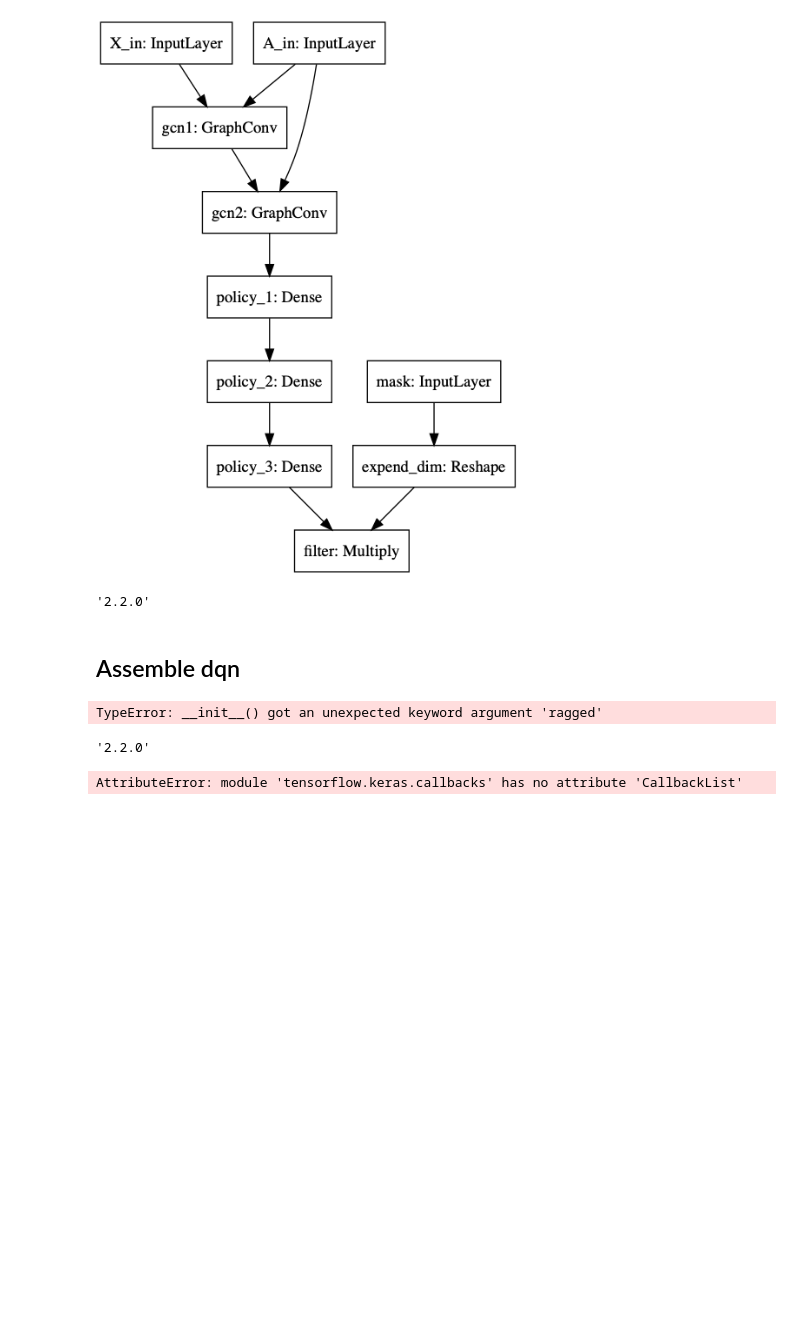
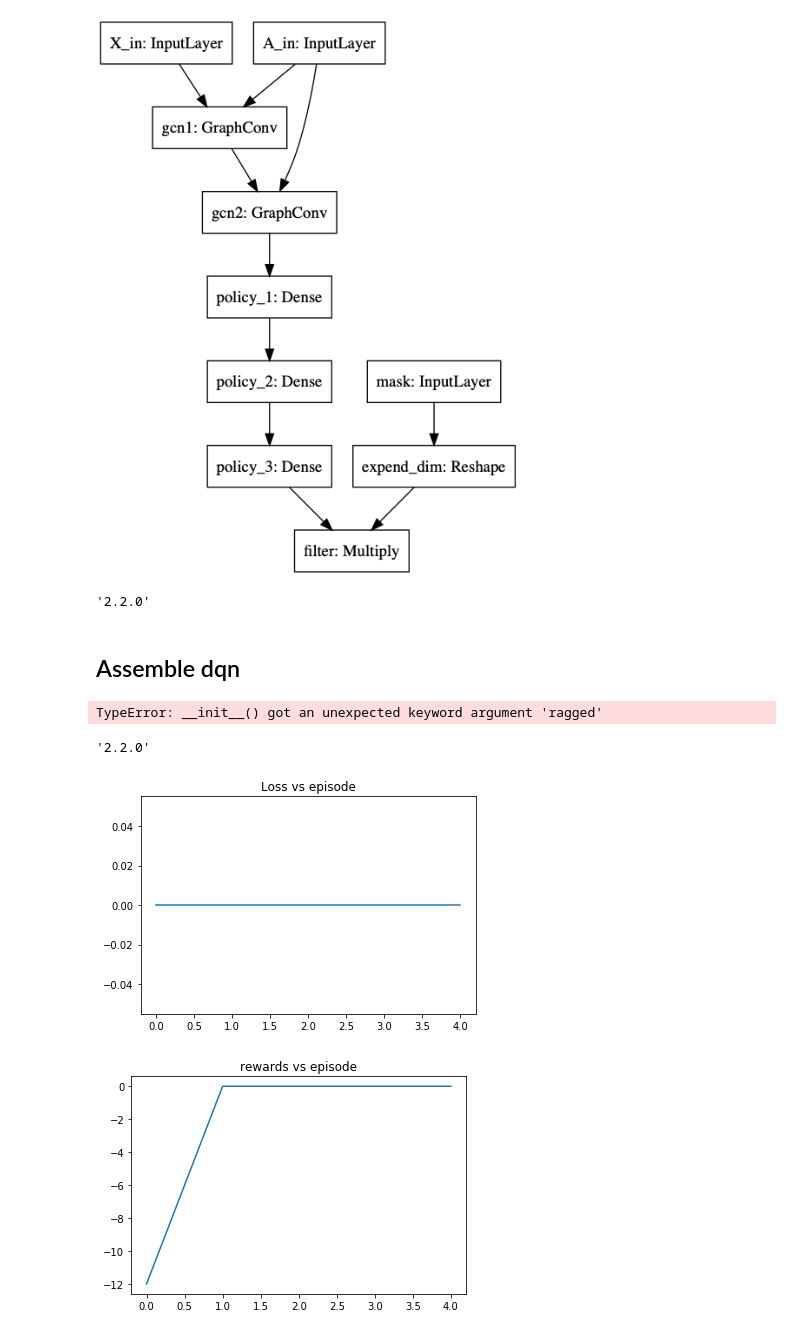
Before and after one commit to JiqianDong/GCQ_source, a Jupyter notebook: draft.ipynb, the cells around one changed output. Saved outputs shown, nothing was run; the diff lists cells and outputs as text; code cells hidden in the pictures; blank space fills up the shorter version.

Commit message:
add training curve

```diff
--- a/draft.ipynb
+++ b/draft.ipynb
@@ -413,7 +413,28 @@ import tensorflow as tf
 tf.__version__
 # %% [output]
 '2.2.0'
-# %%
-tf.keras.callbacks.CallbackList
-# %% [output]
-AttributeError: module 'tensorflow.keras.callbacks' has no attribute 'CallbackList'
+# %%
+import matplotlib.pyplot as plt
+import numpy as np
+import json
+
+file = './logs/training_hist.txt'
+with open(file,'rb') as f:
+    data = json.load(f)
+
+losses = data['loss']
+rewards = data['episode_reward']
+
+plt.figure()
+plt.plot(np.arange(len(losses)),losses)
+plt.title('Loss vs episode')
+plt.savefig('./figures/loss.png',dpi=300)
+
+
+plt.figure()
+plt.plot(np.arange(len(rewards)),rewards)
+plt.title('rewards vs episode')
+plt.savefig('./figures/rewards.png',dpi=300)
+# %% [output]
+[figure, added]
+[figure, added]
```
Also changed, not shown: 17 other files.
